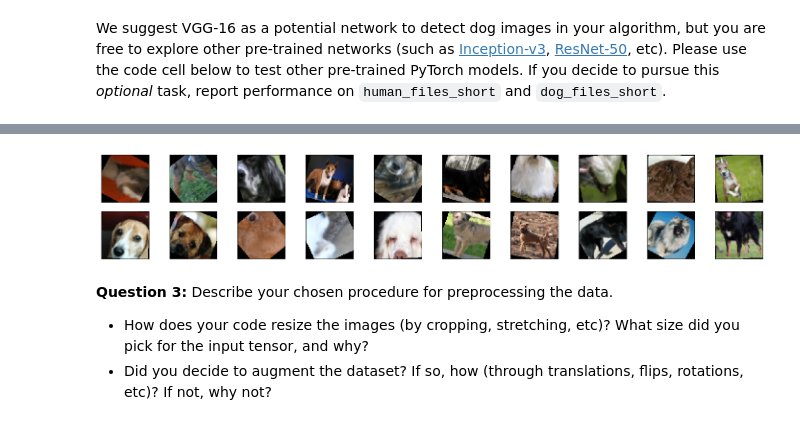
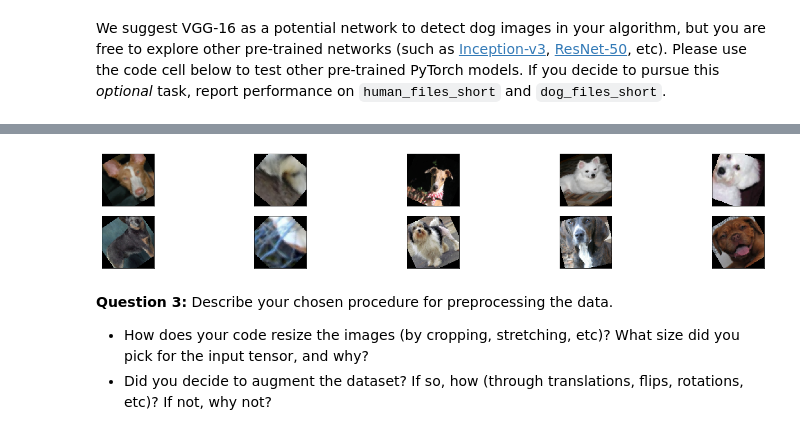
Before and after one commit to nikemr/deep-learning, a Jupyter notebook: 012_project-dog-classification/dog_app.ipynb, the cells around one changed output, grey strips where cells are left out. Cells and saved outputs as stored; diff of their text form; code cells hidden in the pictures.

```diff
--- a/012_project-dog-classification/dog_app.ipynb
+++ b/012_project-dog-classification/dog_app.ipynb
@@ -367,7 +368,7 @@ from torchvision import datasets
 import torchvision.transforms as transforms
 ### TODO: Write data loaders for training, validation, and test sets
 ## Specify appropriate transforms, and batch_sizes
-data_dir = '/data/dog_images/'
+data_dir = 'data/dog_images/'
 train_dir = os.path.join(data_dir, 'train/')
 valid_dir = os.path.join(data_dir, 'valid/')
 test_dir = os.path.join(data_dir, 'test/')
@@ -393,7 +394,7 @@ test_data = datasets.ImageFolder(test_dir, transform=data_transform)
 
 #----I've Just added this to understand what is going on------------
 
-batch_size = 20
+batch_size = 10
 num_workers=0
 
 # prepare data loaders
@@ -405,36 +406,36 @@ valid_loader = torch.utils.data.DataLoader(valid_data, batch_size=batch_size,
                                           num_workers=num_workers, shuffle=True)
 loaders_scratch={}
 loaders_scratch["train"]=train_loader
 loaders_scratch["valid"]=valid_loader
 loaders_scratch["test"]=test_loader
 
 dataiter = iter(train_loader)
 images, labels = dataiter.next()
 
 
 #unnormalizing images for display
 def im_convert(tensor):
     """ Display a tensor as an image. """
 
     image = tensor.to("cpu").clone().detach()
     image = image.numpy().squeeze()
 
     image = image.transpose(1,2,0)
     image = image * np.array((0.229, 0.224, 0.225)) + np.array((0.485, 0.456, 0.406))
     image = image.clip(0, 1)
 
     return image
 
 
 fig = plt.figure(figsize=(25, 4))
 # plot the images in the batch, along with the corresponding labels
-for idx in np.arange(20):
+for idx in np.arange(10):
     c_image=im_convert(images[idx])
-    ax = fig.add_subplot(2, 20/2, idx+1, xticks=[], yticks=[])
+    ax = fig.add_subplot(2, 10/2, idx+1, xticks=[], yticks=[])
     plt.imshow(c_image)
 #----I've Just added this to understand what is going on------------
 # %% [output]
-[figure, old version]
+[figure, new version]
 # %% [markdown]
 **Question 3:** Describe your chosen procedure for preprocessing the data.
 - How does your code resize the images (by cropping, stretching, etc)?  What size did you pick for the input tensor, and why?
```
Also changed, not shown: parts of 14 cells of this notebook.
